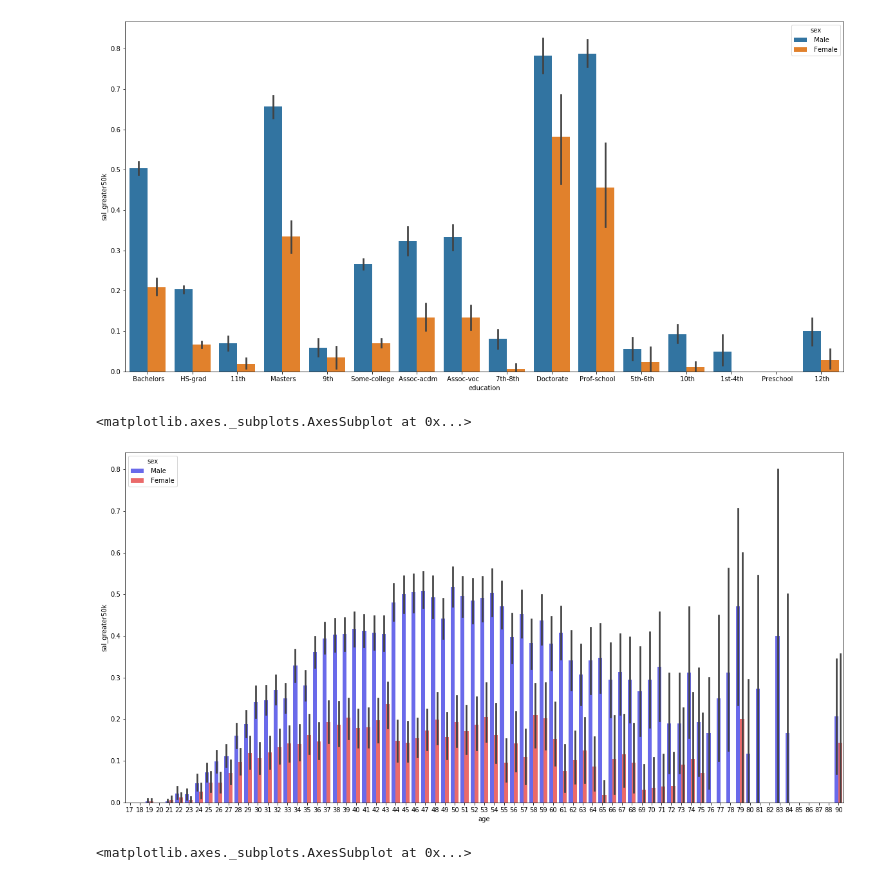
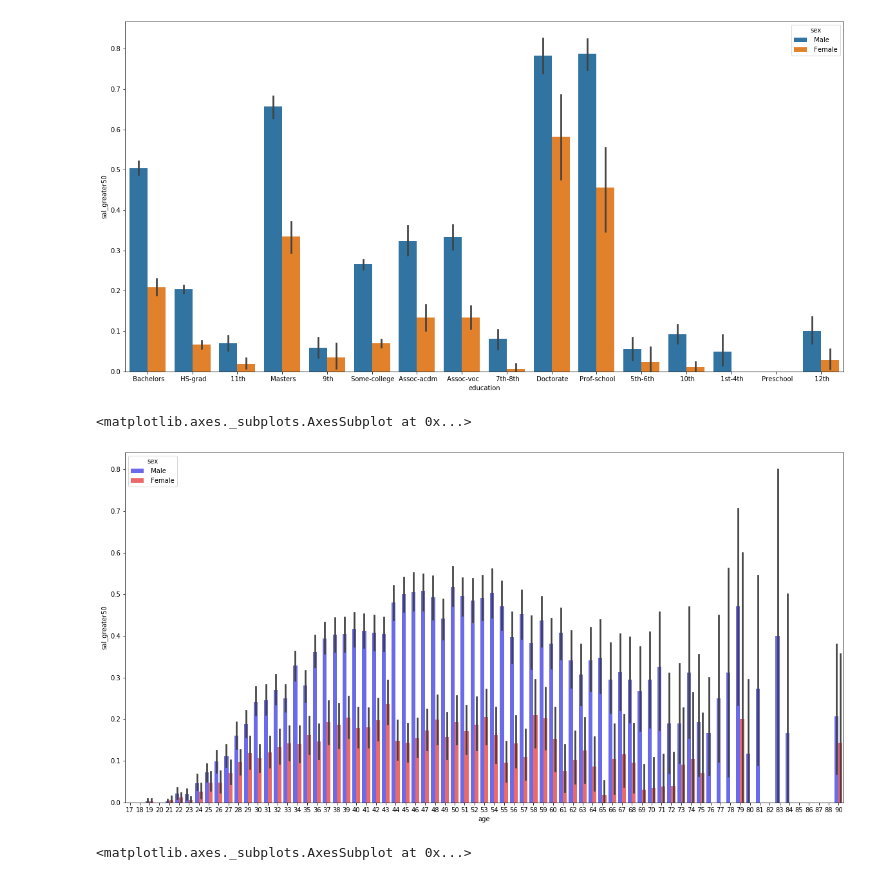
Before and after one commit to SingStuti/Salary-Analysis, a Jupyter notebook: adult.ipynb, the cells around one changed output. Saved outputs shown, nothing was run; the diff lists cells and outputs as text; code cells hidden in the pictures.

```diff
--- a/adult.ipynb
+++ b/adult.ipynb
@@ -99,9 +109,9 @@ sns.barplot(x='education',y='sal_greater50k',data=raw_df,hue='sex')
 [figure]
 # %%
 plt.figure(figsize=(20,10))
-sns.barplot(x='age',y='sal_greater50k',data=raw_df,hue='sex',palette='seismic')
+sns.barplot(x='age',y='sal_greater50',data=raw_df,hue='sex',palette='seismic')
 # %% [output]
 <matplotlib.axes._subplots.AxesSubplot at 0x...>
-[figure, old version]
+[figure, new version]
 # %%
 plt.figure(figsize=(25,10))
```
Also changed, not shown: parts of 52 cells of this notebook.
